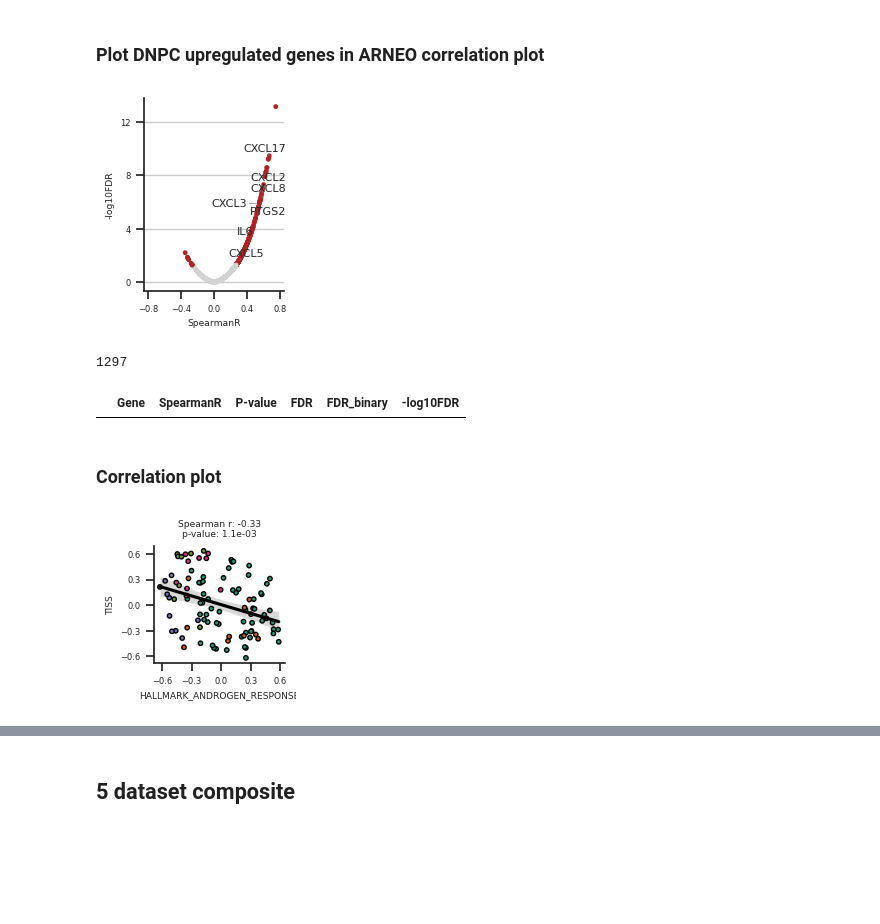
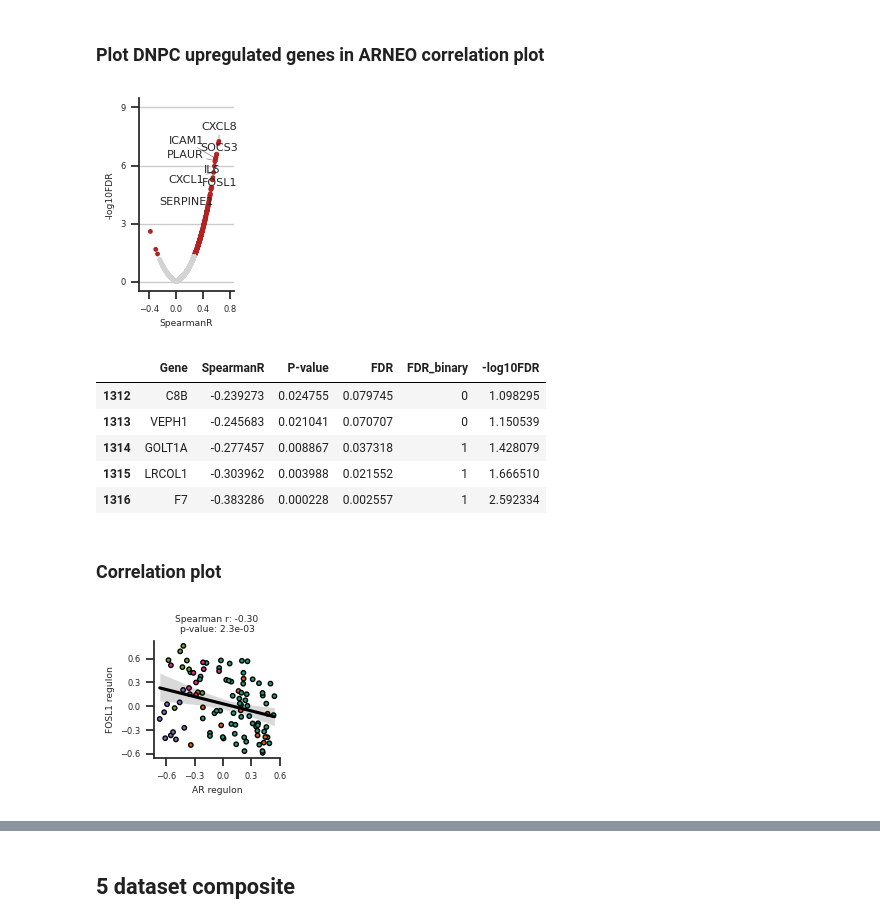
Before and after one commit to akiviaho/prostate_cancer_plasticity, a Jupyter notebook: ARNEO_enrichment_analysis.ipynb, the cells around one changed output, grey strips where cells are left out. Drawn from its saved outputs; the diff is of its cells as text; code cells hidden in the pictures; blank space fills up the shorter version.

```diff
--- a/ARNEO_enrichment_analysis.ipynb
+++ b/ARNEO_enrichment_analysis.ipynb
@@ -228,4 +218,14 @@ dat = dat[dat['TRT_GROUP'] == 'treatment-naive']
 arneo_clinical = pd.read_excel('/home/ak431480/ARNEO DATABASE_ONCO_FINAL.xlsx',index_col='PatientNumber')
 arneo_clinical.index = arneo_clinical.index.astype(str).str.replace('32','ARN')
 arneo_clinical.index = arneo_clinical.index.astype(str).str.replace('ARN0ARN','ARN032')
-dat_with_clinical = pd.merge(dat,arneo_clinical,left_index=True,right_index=True)
+
+# Add cell fractions from DWLS deconvolution analysis
+arneo_cell_fractions = pd.read_pickle('/home/ak431480/cell_type_proportions_20260223.pkl')
+arneo_cell_fractions = arneo_cell_fractions * 100
+arneo_cell_fractions.columns = [c + ' pct' for c in arneo_cell_fractions.columns]
+
+arneo_clinical = pd.merge(arneo_clinical,arneo_cell_fractions,left_index=True,right_index=True,how='left')
+
+dat_with_clinical = pd.merge(dat,arneo_clinical,left_index=True,right_index=True,how = 'outer')
+
+dat_with_clinical['ypT stage'] = pd.Categorical(dat_with_clinical['ypT2'].map({1:'ypT2',0:'ypT3/4'}),categories=['ypT2','ypT3/4'])
@@ -1214,15 +1516,15 @@ upregulated_genes_df[upregulated_genes_df['gene'].str.contains('IL1')]
 # %%
 treated_samples = metadata[metadata['TRT_GROUP_SIMPLE'] == 'neoadjuvant-treated'].index.tolist()
 arneo_rnaseq_data = rnaseq_data.loc[rnaseq_data.index.isin(tpm.index.tolist()),treated_samples]
-arneo_scoring_data = arneo_scoring_data.loc[treated_samples]
+arneo_scoring_data_subset = arneo_scoring_data.loc[treated_samples]
 
 results = []
-sig = 'TISS'
+sig = 'FOSL1 regulon'
 
 valid_genes = [g for g in upregulated_genes_df['gene'].tolist() if g in arneo_rnaseq_data.index.tolist()]
 
 for g in valid_genes:
-    stat, pval = spearmanr(arneo_rnaseq_data.loc[g], arneo_scoring_data[sig])
+    stat, pval = spearmanr(arneo_rnaseq_data.loc[g], arneo_scoring_data_subset[sig])
     results.append({
         'Gene': g,
         'SpearmanR': stat,
@@ -1240,54 +1542,71 @@ results_df = results_df.sort_values('SpearmanR',ascending=False).reset_index(dro
 results_df = results_df[~(results_df['Gene'].isin(gene_modules_dict[sig]))].reset_index(drop=True)
 # %%
 #genes = gene_modules_dict['JAK_STAT_FGFR']
-genes = ['PTGS2','CXCL17','CXCL1','CXCL2','CXCL3','CXCL5','CXCL8','IL6']
+inflammation_genes = [
+    "CXCL8",
+    "IL6",
+    "CXCL1",
+    "ICAM1",
+    "SOCS3",
+    "PLAUR",
+#    "MAP3K8",
+#    "TNFRSF12A",
+    "FOSL1",
+    "SERPINE1",
+#    "ADORA2B"
+]
 
-top_genes = results_df[(results_df['FDR']<0.05) & (results_df['Gene'].isin(genes))]
+
+top_genes = results_df[(results_df['FDR']<0.05) & (results_df['Gene'].isin(inflammation_genes))]
 
 sns.set_theme(style='white', palette=sns.color_palette(['lightgray', 'firebrick']), font_scale=0.55,
               rc={'xtick.bottom': True, 'ytick.left': True})
 
-fig, ax = plt.subplots(figsize=(2, 2.5))
+fig, ax = plt.subplots(figsize=(1.5, 2.5))
 
 sns.scatterplot(data=results_df,
                 x='SpearmanR',
                 y='-log10FDR',
                 hue='FDR_binary',
                 edgecolor='black',
                 linewidth=0,
                 s=12,
                 legend=None,
                 ax=ax)
 
 from adjustText import adjust_text
 
 texts = []
 for _, row in top_genes.iterrows():
     texts.append(ax.text(row['SpearmanR'], row['-log10FDR'], row['Gene'], fontsize=8, ha='right'))
 
-ax.set_yticks([0,4,8,12])
-ax.set_xticks([-0.8,-0.4,0,0.4,0.8])
-ax.set_xlim(-0.85,0.85)
+ax.set_yticks([0,3,6,9])
+ax.set_ylim([-0.5,9.5])
+ax.set_xticks([-0.4,0,0.4,0.8])
+ax.set_xlim(-0.55,0.85)
 adjust_text(texts, ax=ax, arrowprops=dict(arrowstyle='-', color='gray', lw=0.5))
 
 
 ax.spines[['top', 'right']].set_visible(False)
 plt.grid(axis='y')
 
 plt.tight_layout()
 
 plt.savefig('/home/ak431480/plots/ARNEO_correlating_chemokines.pdf')
 plt.show()
 # %% [output]
-[figure, old version]
+[figure, new version]
-# %%
-len(results_df)
-# %% [output]
-1297
-# %%
-results_df[results_df['Gene'].str.contains('IL13')]
-# %% [output]
-|  | Gene | SpearmanR | P-value | FDR | FDR_binary | -log10FDR |
+# %%
+#results_df[results_df['Gene'].str.contains('TNF')]
+results_df[results_df['Gene'].isin(inflammation_genes)]
+results_df[-5:]
+# %% [output]
+|  | Gene | SpearmanR | P-value | FDR | FDR_binary | -log10FDR |
+| 1312 | C8B | -0.239273 | 0.024755 | 0.079745 | 0 | 1.098295 |
+| 1313 | VEPH1 | -0.245683 | 0.021041 | 0.070707 | 0 | 1.150539 |
+| 1314 | GOLT1A | -0.277457 | 0.008867 | 0.037318 | 1 | 1.428079 |
+| 1315 | LRCOL1 | -0.303962 | 0.003988 | 0.021552 | 1 | 1.666510 |
+| 1316 | F7 | -0.383286 | 0.000228 | 0.002557 | 1 | 2.592334 |
 # %% [markdown]
 ### Correlation plot
 # %%
@@ -1296,8 +1615,8 @@ sns.set_theme(style='white', palette='Dark2', font_scale=0.55, rc={
     'ytick.left': True
 })
 
-sig1 = 'HALLMARK_ANDROGEN_RESPONSE'
-sig2 = 'TISS'
+sig1 = 'AR regulon'
+sig2 = 'FOSL1 regulon'
 
 df = pd.merge(meta,gsva_res_df, right_on='Sample Identifier',left_index=True)
 
@@ -1339,7 +1658,7 @@ plt.savefig('./plots/tmp/regplot.pdf')
 
 plt.show()
 # %% [output]
-[figure, old version]
+[figure, new version]
 # %%
 
 sns.set_theme(style='white', palette='Accent', font_scale=0.55, rc={
```
Also changed, not shown: parts of 76 cells of this notebook.
